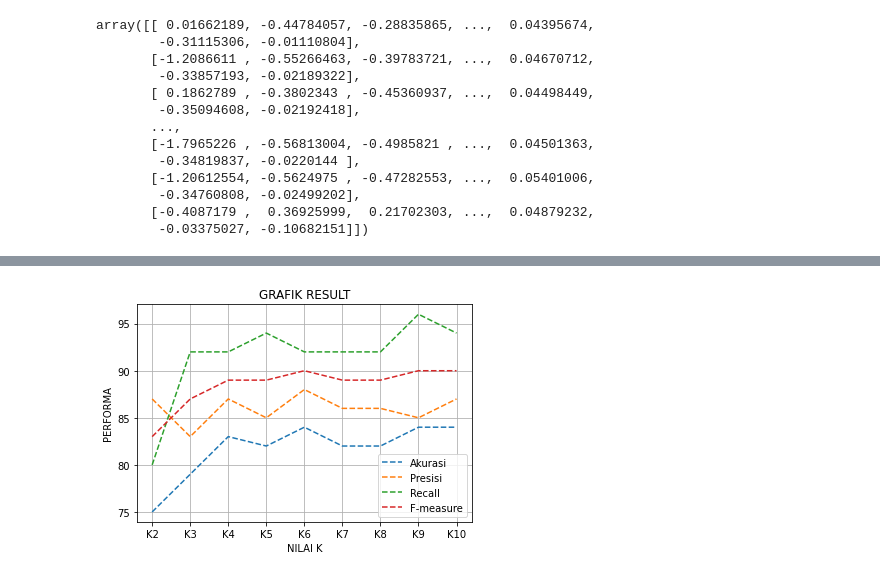
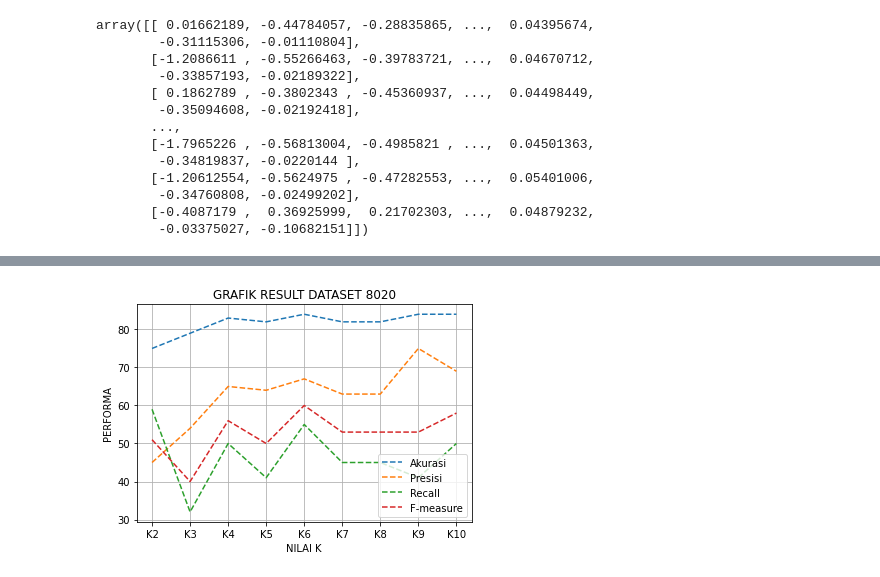
Before and after one commit to aisyahdnn/Skripsi, a Jupyter notebook: Dataset8020.ipynb, the cells around one changed output, grey strips where cells are left out. Drawn from its saved outputs; the diff is of its cells as text; code cells hidden in the pictures.

```diff
--- a/Dataset8020.ipynb
+++ b/Dataset8020.ipynb
@@ -238,19 +281,19 @@ F-Measure : 0.9012345679012346
 # %%
 from matplotlib import pyplot as plt
 x = ["K2", "K3", "K4", "K5", "K6", "K7", "K8", "K9", "K10"]
 a = [75, 79, 83, 82, 84, 82, 82, 84, 84]
-p = [87, 83, 87, 85, 88, 86, 86, 85, 87]
-r = [80, 92, 92, 94, 92, 92, 92, 96, 94]
-f = [83, 87, 89, 89, 90, 89, 89, 90, 90]
+p = [45, 54, 65, 64, 67, 63, 63, 75, 69]
+r = [59, 32, 50, 41, 55, 45, 45, 41, 50]
+f = [51, 40, 56, 50, 60, 53, 53, 53, 58]
 plt.plot(x, a, '--')
 plt.plot(x, p, '--')
 plt.plot(x, r, '--')
 plt.plot(x, f, '--')
-plt.title("GRAFIK RESULT")
+plt.title("GRAFIK RESULT DATASET 8020")
 plt.xlabel("NILAI K")
 plt.ylabel("PERFORMA")
 plt.legend(["Akurasi", "Presisi", "Recall", "F-measure"])
 plt.grid()
 plt.show()
 # %% [output]
-[figure, old version]
+[figure, new version]
```
Also changed, not shown: parts of 5 cells of this notebook.
